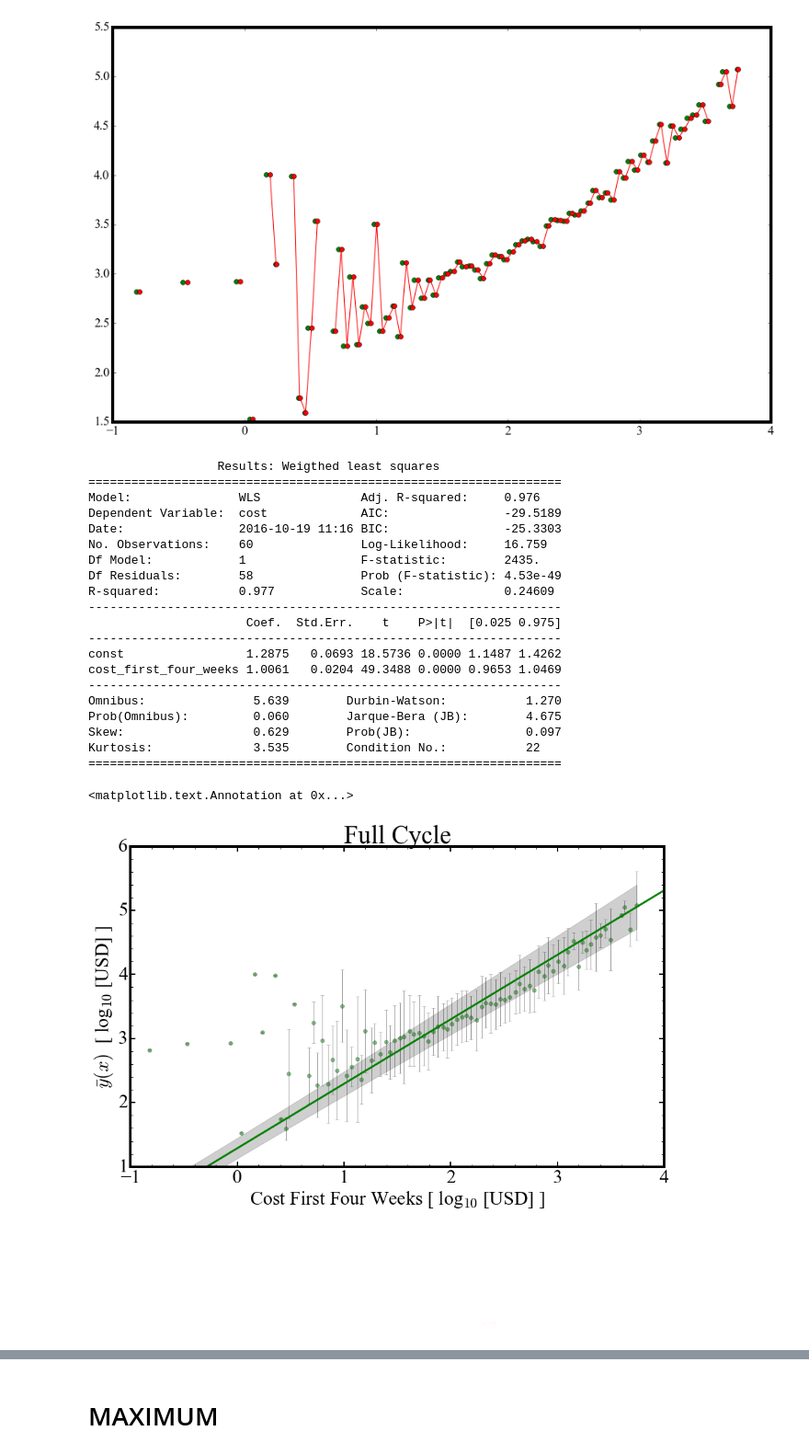
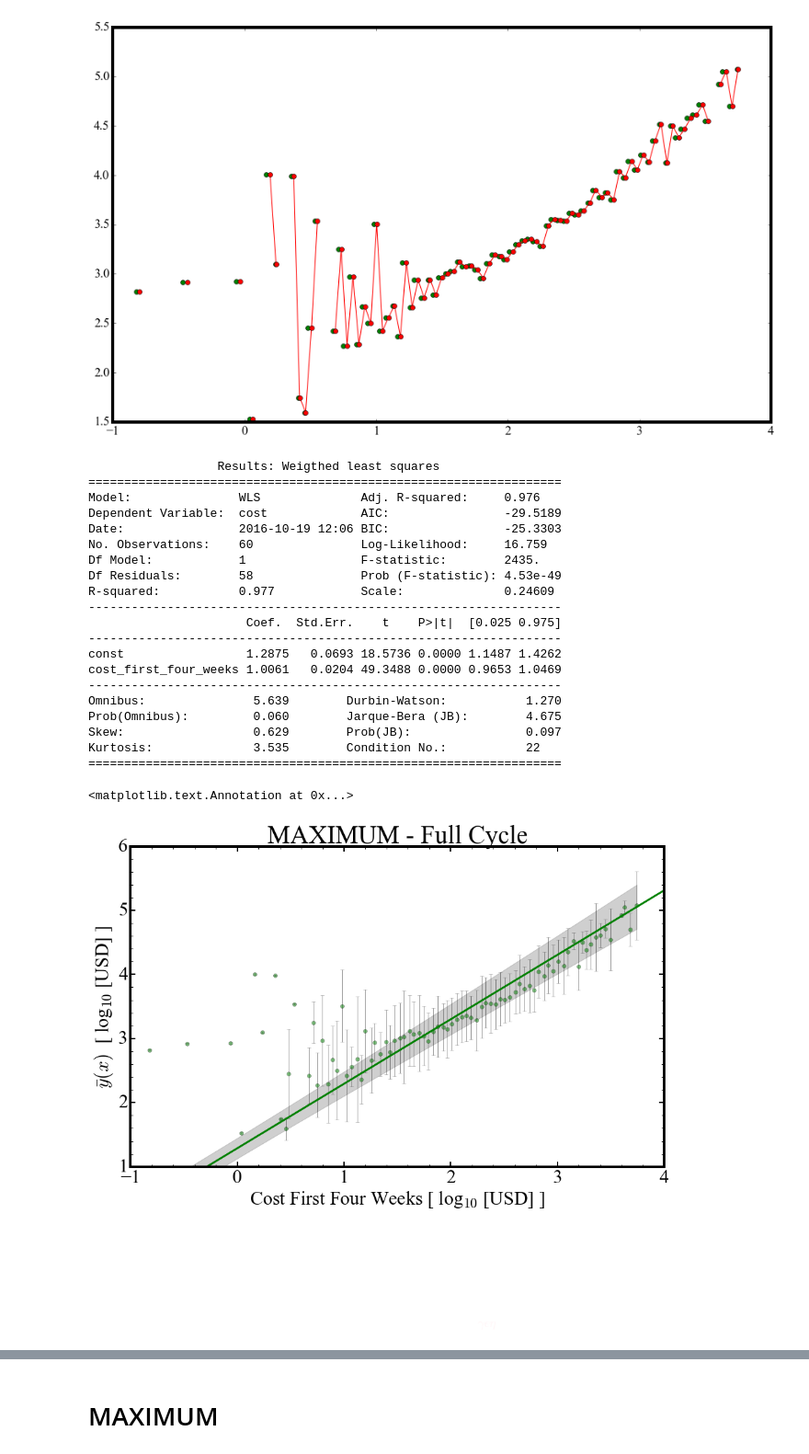
Before and after one commit to gmsardane/employer-ltv, a Jupyter notebook: ltv-calculation.ipynb, the cells around one changed output, grey strips where cells are left out. Shown: that part at 92% size. Saved outputs shown, nothing was run; the diff lists cells and outputs as text; code cells hidden in the pictures.

```diff
--- a/ltv-calculation.ipynb
+++ b/ltv-calculation.ipynb
@@ -582,34 +582,34 @@ mean_centers = good_xmeans.T[1].mean()
 n = len(good_xmeans)
 dof = n - 2
 t = stats.t.ppf(1-0.025, df=dof) #95% CONFIDENCE INTERVAL FOR THE REGRRESSION LINE.
 s_err = np.sum(np.power(y_err, 2))
 conf = t * np.sqrt((s_err/(n-2))*(1.0/n + (np.power((good_xmeans-mean_centers),2)/((np.sum(np.power(good_xmeans,2))) - n*(np.power(mean_centers,2))))))
 upper = good_xmeans*fitted.params[1] + fitted.params[0] + abs(conf)
 lower = good_xmeans*fitted.params[1] + fitted.params[0] - abs(conf)
 plt.fill_between(good_xmeans, lower, upper, color='#888888', alpha=0.4)
-plt.title('Full Cycle', fontsize = 40)
+plt.title('MAXIMUM - Full Cycle', fontsize = 40)
 plt.annotate(r'$\gamma\epsilon\eta$', xy=(2, 1), xytext=(2.25, -1.5), fontsize = 20, alpha=0.15, color='pink')
 # %% [output]
                   Results: Weigthed least squares
 ==================================================================
 Model:               WLS              Adj. R-squared:     0.976
 Dependent Variable:  cost             AIC:                -29.5189
-Date:                2016-10-19 11:16 BIC:                -25.3303
+Date:                2016-10-19 12:06 BIC:                -25.3303
 No. Observations:    60               Log-Likelihood:     16.759
 Df Model:            1                F-statistic:        2435.
 Df Residuals:        58               Prob (F-statistic): 4.53e-49
 R-squared:           0.977            Scale:              0.24609
 ------------------------------------------------------------------
                       Coef.  Std.Err.    t    P>|t|  [0.025 0.975]
 ------------------------------------------------------------------
 const                 1.2875   0.0693 18.5736 0.0000 1.1487 1.4262
 cost_first_four_weeks 1.0061   0.0204 49.3488 0.0000 0.9653 1.0469
 ------------------------------------------------------------------
 Omnibus:               5.639        Durbin-Watson:           1.270
 Prob(Omnibus):         0.060        Jarque-Bera (JB):        4.675
 Skew:                  0.629        Prob(JB):                0.097
 Kurtosis:              3.535        Condition No.:           22
 ==================================================================
 <matplotlib.text.Annotation at 0x...>
-[figure, old version]
+[figure, new version]
 # %% [markdown]
```
Also changed, not shown: parts of 6 cells of this notebook.
